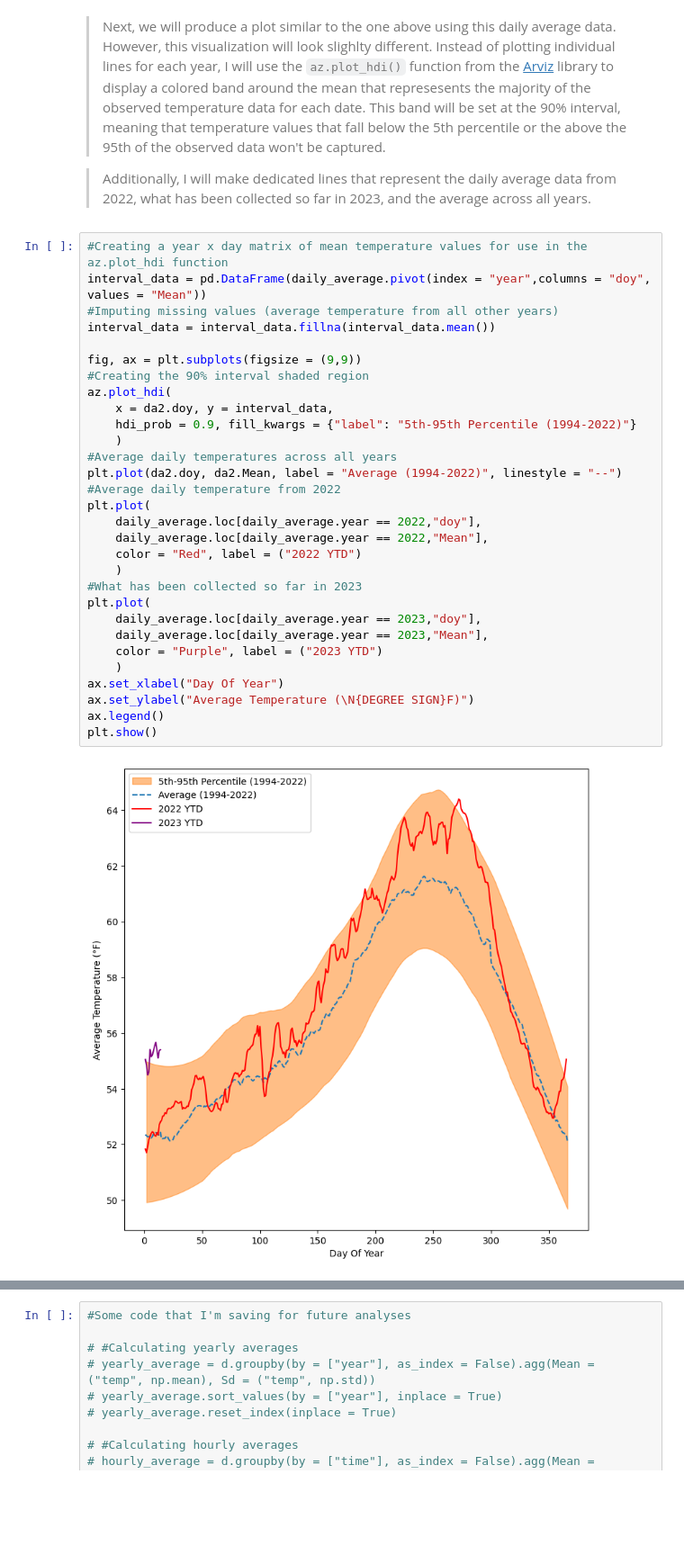
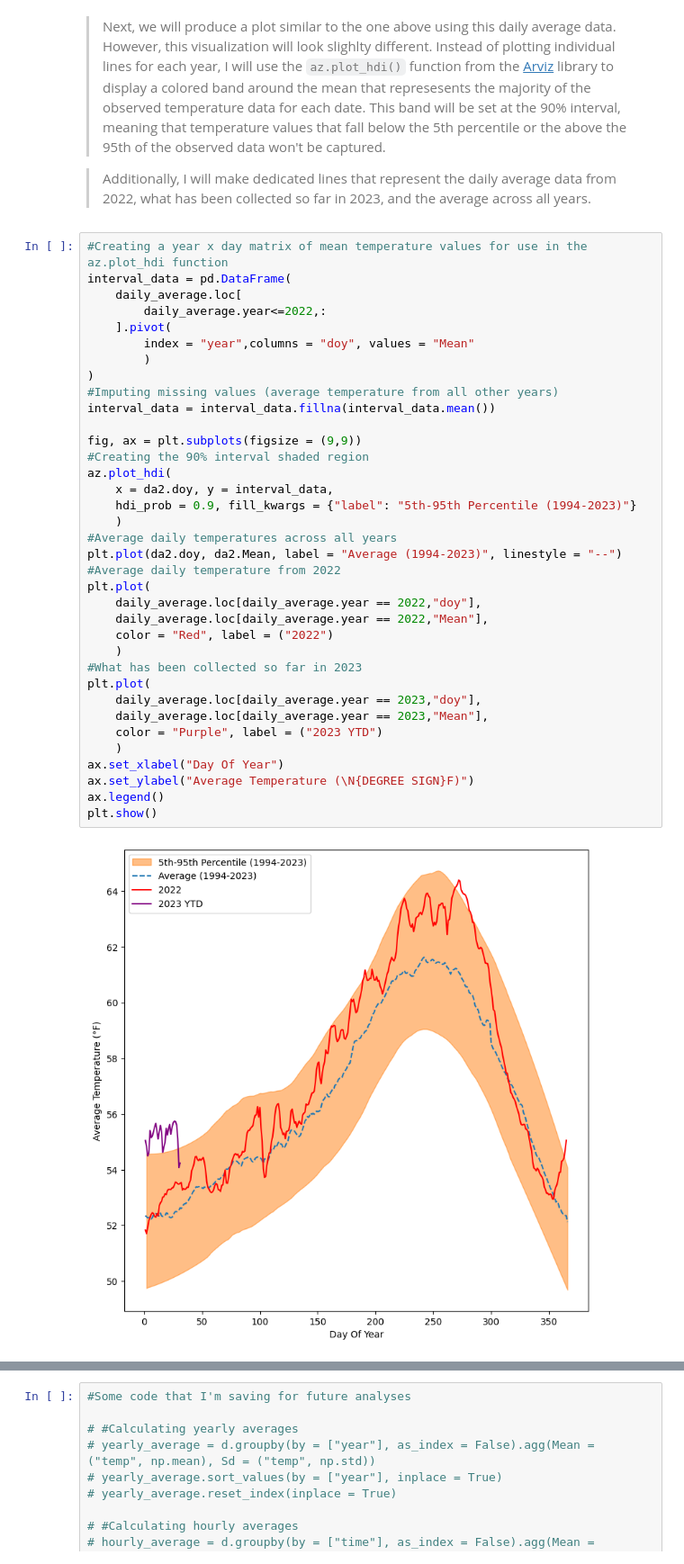
Before and after one commit to nelsonauner/SF_Bay, a Jupyter notebook: analysis.ipynb, the cells around one changed output, grey strips where cells are left out. Shown: that part at 90% size. Saved outputs shown, nothing was run; the diff lists cells and outputs as text; blank space fills up the shorter version.

Commit message:
Data update 1/31

```diff
--- a/analysis.ipynb
+++ b/analysis.ipynb
@@ -155,36 +160,42 @@ da2.sort_values(by = "Mean", inplace = False)
 >Additionally, I will make dedicated lines that represent the daily average data from 2022, what has been collected so far in 2023, and the average across all years.
 # %%
 #Creating a year x day matrix of mean temperature values for use in the az.plot_hdi function
-interval_data = pd.DataFrame(daily_average.pivot(index = "year",columns = "doy", values = "Mean"))
+interval_data = pd.DataFrame(
+    daily_average.loc[
+        daily_average.year<=2022,:
+    ].pivot(
+        index = "year",columns = "doy", values = "Mean"
+        )
+)
 #Imputing missing values (average temperature from all other years)
 interval_data = interval_data.fillna(interval_data.mean())
 
 fig, ax = plt.subplots(figsize = (9,9))
 #Creating the 90% interval shaded region
 az.plot_hdi(
     x = da2.doy, y = interval_data,
-    hdi_prob = 0.9, fill_kwargs = {"label": "5th-95th Percentile (1994-2022)"}
+    hdi_prob = 0.9, fill_kwargs = {"label": "5th-95th Percentile (1994-2023)"}
     )
 #Average daily temperatures across all years
-plt.plot(da2.doy, da2.Mean, label = "Average (1994-2022)", linestyle = "--")
+plt.plot(da2.doy, da2.Mean, label = "Average (1994-2023)", linestyle = "--")
 #Average daily temperature from 2022
 plt.plot(
     daily_average.loc[daily_average.year == 2022,"doy"],
     daily_average.loc[daily_average.year == 2022,"Mean"],
-    color = "Red", label = ("2022 YTD")
+    color = "Red", label = ("2022")
     )
 #What has been collected so far in 2023
 plt.plot(
     daily_average.loc[daily_average.year == 2023,"doy"],
     daily_average.loc[daily_average.year == 2023,"Mean"],
     color = "Purple", label = ("2023 YTD")
     )
 ax.set_xlabel("Day Of Year")
 ax.set_ylabel("Average Temperature (\N{DEGREE SIGN}F)")
 ax.legend()
 plt.show()
 # %% [output]
-[figure, old version]
+[figure, new version]
 # %% [markdown]
 >This graph corraborates the conclusions drawn regarding 2022 from the previous graph of montly averages - 2022 was mostly warmer than average, especially during the late summer and early fall. The warmer temperatures held steady and were even on a short term uptrend through the end of September. In fact, the warmest 8 days of the year were all consecutive, lasting from September 25th through October 2nd.
 
```
Also changed, not shown: parts of 4 cells of this notebook, 1 other file.
